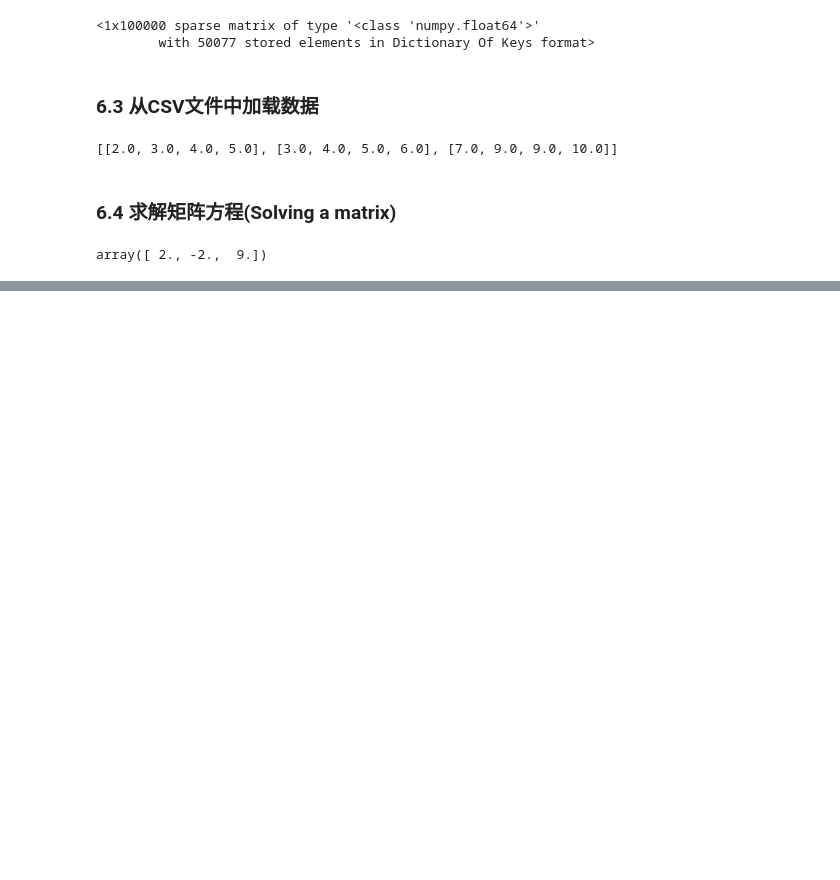
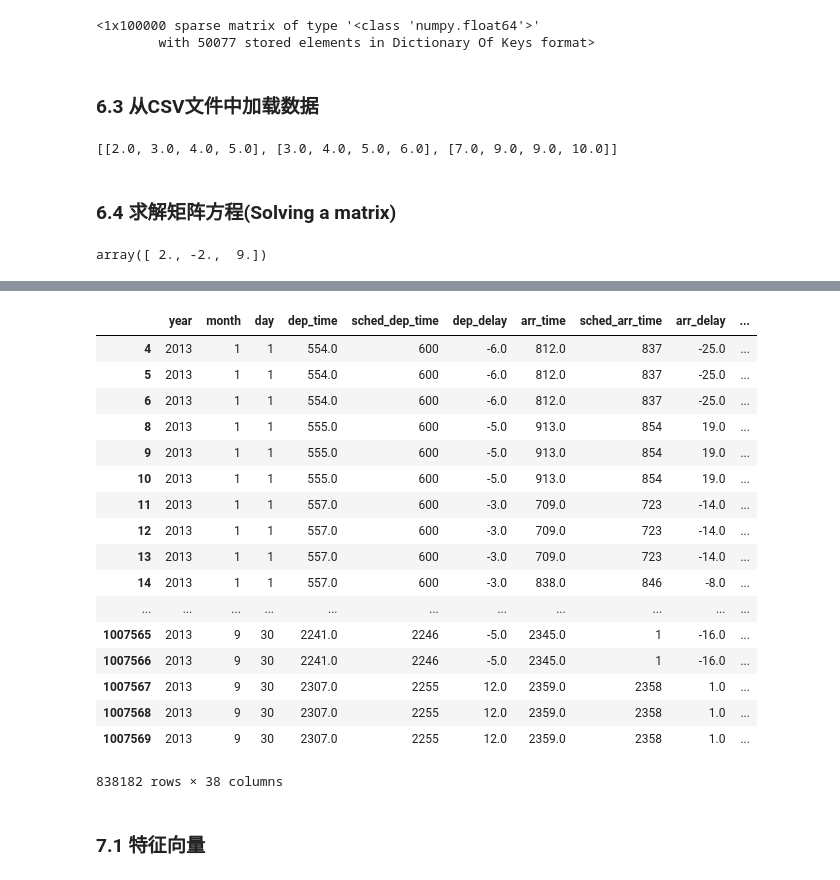
Before and after one commit to liulixiang1988/documents, a Jupyter notebook: Python数据科学101.ipynb, the cells around one changed output, grey strips where cells are left out. Cells and saved outputs as stored; diff of their text form; code cells hidden in the pictures; blank space fills up the shorter version.

```diff
--- a/Python数据科学101.ipynb
+++ b/Python数据科学101.ipynb
@@ -478,0 +498,39 @@ array([ 2., -2.,  9.])
+# %%
+%matplotlib inline
+
+import pandas as pd
+import matplotlib.pyplot as plt
+import numpy as np
+from sklearn.cross_validation import train_test_split
+from sklearn.preprocessing import StandardScaler, OneHotEncoder
+
+flights = pd.read_csv('data/nycflights13/flights.csv.gz')
+weather = pd.read_csv('data/nycflights13/weather.csv.gz')
+airports = pd.read_csv('data/nycflights13/airports.csv.gz')
+
+df_withweather = pd.merge(flights, weather, how='left', on=['year', 'month', 'day', 'hour'])
+df = pd.merge(df_withweather, airports, how='left', left_on='dest', right_on='faa')
+
+df = df.dropna()
+df
+# %% [output]
+|  | year | month | day | dep_time | sched_dep_time | dep_delay | arr_time | sched_arr_time | arr_delay | ... |
+| 4 | 2013 | 1 | 1 | 554.0 | 600 | -6.0 | 812.0 | 837 | -25.0 | ... |
+| 5 | 2013 | 1 | 1 | 554.0 | 600 | -6.0 | 812.0 | 837 | -25.0 | ... |
+| 6 | 2013 | 1 | 1 | 554.0 | 600 | -6.0 | 812.0 | 837 | -25.0 | ... |
+| 8 | 2013 | 1 | 1 | 555.0 | 600 | -5.0 | 913.0 | 854 | 19.0 | ... |
+| 9 | 2013 | 1 | 1 | 555.0 | 600 | -5.0 | 913.0 | 854 | 19.0 | ... |
+| 10 | 2013 | 1 | 1 | 555.0 | 600 | -5.0 | 913.0 | 854 | 19.0 | ... |
+| 11 | 2013 | 1 | 1 | 557.0 | 600 | -3.0 | 709.0 | 723 | -14.0 | ... |
+| 12 | 2013 | 1 | 1 | 557.0 | 600 | -3.0 | 709.0 | 723 | -14.0 | ... |
+| 13 | 2013 | 1 | 1 | 557.0 | 600 | -3.0 | 709.0 | 723 | -14.0 | ... |
+| 14 | 2013 | 1 | 1 | 557.0 | 600 | -3.0 | 838.0 | 846 | -8.0 | ... |
+| ... | ... | ... | ... | ... | ... | ... | ... | ... | ... | ... |
+| 1007565 | 2013 | 9 | 30 | 2241.0 | 2246 | -5.0 | 2345.0 | 1 | -16.0 | ... |
+| 1007566 | 2013 | 9 | 30 | 2241.0 | 2246 | -5.0 | 2345.0 | 1 | -16.0 | ... |
+| 1007567 | 2013 | 9 | 30 | 2307.0 | 2255 | 12.0 | 2359.0 | 2358 | 1.0 | ... |
+| 1007568 | 2013 | 9 | 30 | 2307.0 | 2255 | 12.0 | 2359.0 | 2358 | 1.0 | ... |
+| 1007569 | 2013 | 9 | 30 | 2307.0 | 2255 | 12.0 | 2359.0 | 2358 | 1.0 | ... |
+838182 rows × 38 columns
+# %% [markdown]
+### 7.1 特征向量
```
Also changed, not shown: parts of 27 cells of this notebook.
